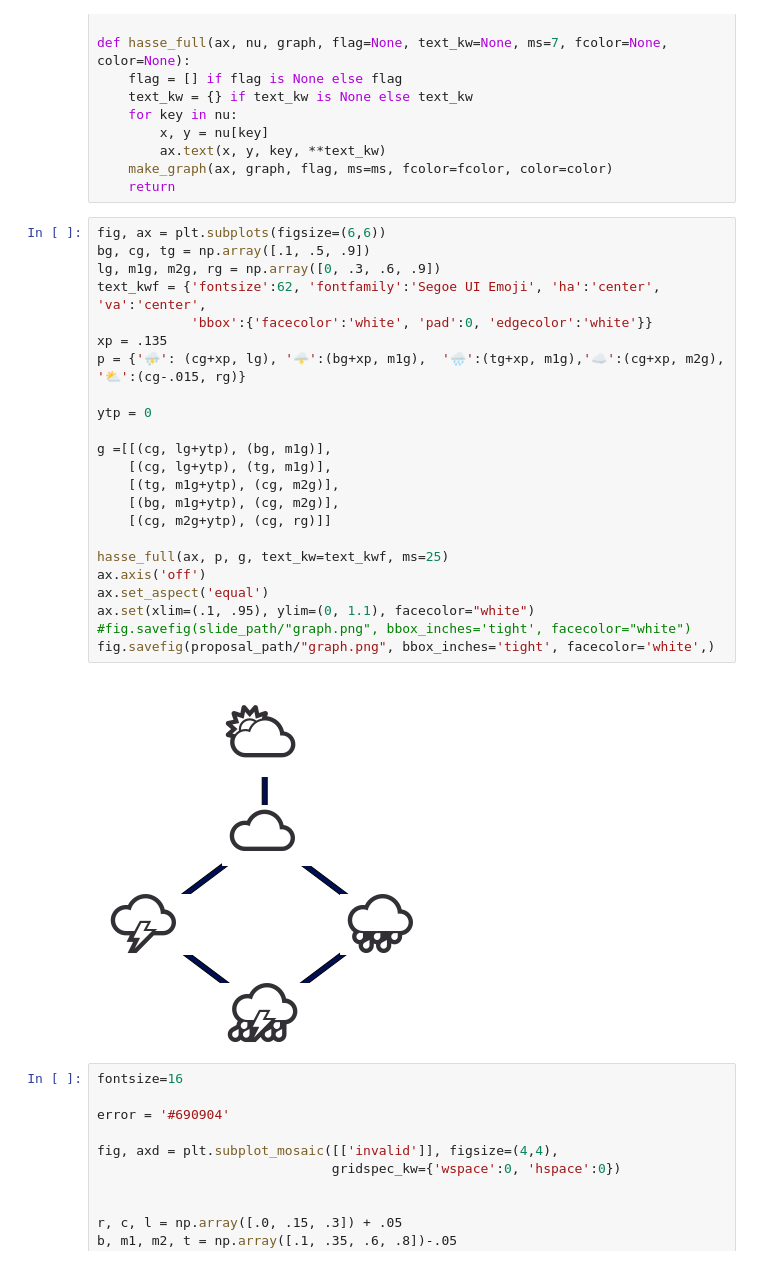
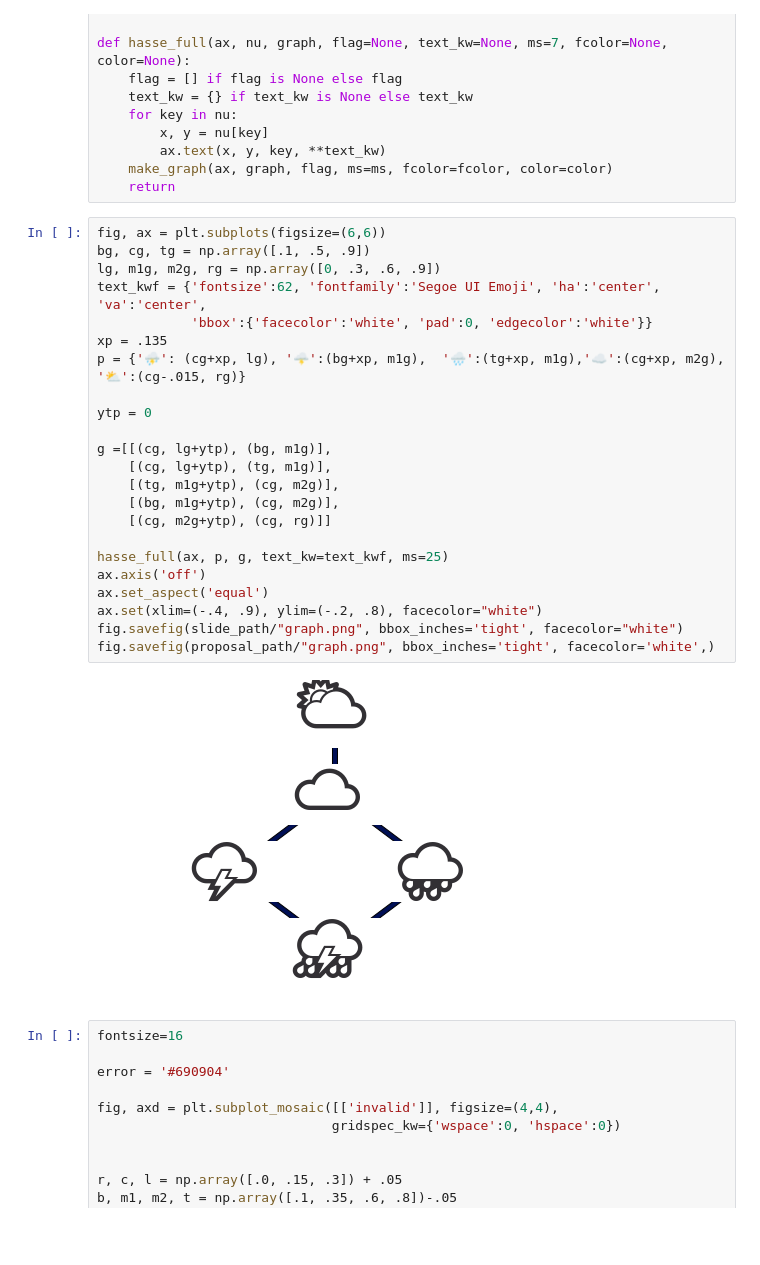
Before and after one commit to story645/proposal, a Jupyter notebook: figures/monoid_weather.ipynb, the cells around one changed output. Saved outputs shown, nothing was run; the diff lists cells and outputs as text; blank space fills up the shorter version.

```diff
--- a/figures/monoid_weather.ipynb
+++ b/figures/monoid_weather.ipynb
@@ -64,28 +64,28 @@ def hasse_full(ax, nu, graph, flag=None, text_kw=None, ms=7, fcolor=None, color=
 # %%
 fig, ax = plt.subplots(figsize=(6,6))
 bg, cg, tg = np.array([.1, .5, .9])
 lg, m1g, m2g, rg = np.array([0, .3, .6, .9])
 text_kwf = {'fontsize':62, 'fontfamily':'Segoe UI Emoji', 'ha':'center', 'va':'center',
             'bbox':{'facecolor':'white', 'pad':0, 'edgecolor':'white'}}
 xp = .135
 p = {'⛈️': (cg+xp, lg), '🌩️':(bg+xp, m1g),  '🌧️':(tg+xp, m1g),'☁️':(cg+xp, m2g), '⛅':(cg-.015, rg)}
 
 ytp = 0
 
 g =[[(cg, lg+ytp), (bg, m1g)],
     [(cg, lg+ytp), (tg, m1g)],
     [(tg, m1g+ytp), (cg, m2g)],
     [(bg, m1g+ytp), (cg, m2g)],
     [(cg, m2g+ytp), (cg, rg)]]
 
 hasse_full(ax, p, g, text_kw=text_kwf, ms=25)
 ax.axis('off')
 ax.set_aspect('equal')
-ax.set(xlim=(.1, .95), ylim=(0, 1.1), facecolor="white")
-#fig.savefig(slide_path/"graph.png", bbox_inches='tight', facecolor="white")
+ax.set(xlim=(-.4, .9), ylim=(-.2, .8), facecolor="white")
+fig.savefig(slide_path/"graph.png", bbox_inches='tight', facecolor="white")
 fig.savefig(proposal_path/"graph.png", bbox_inches='tight', facecolor='white',)
 # %% [output]
-[figure, old version]
+[figure, new version]
 # %%
 fontsize=16
 
```
Also changed, not shown: 3 other files.
